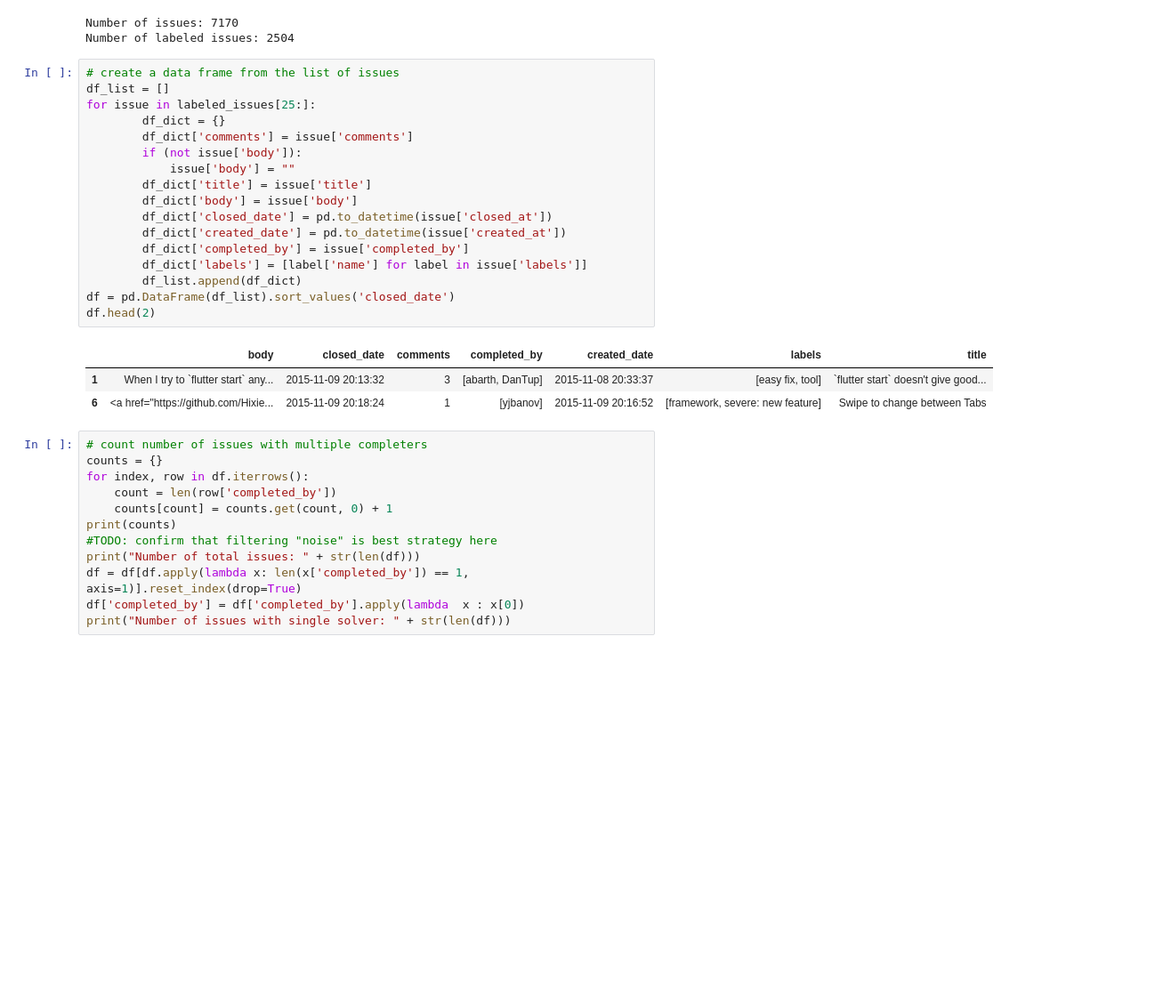
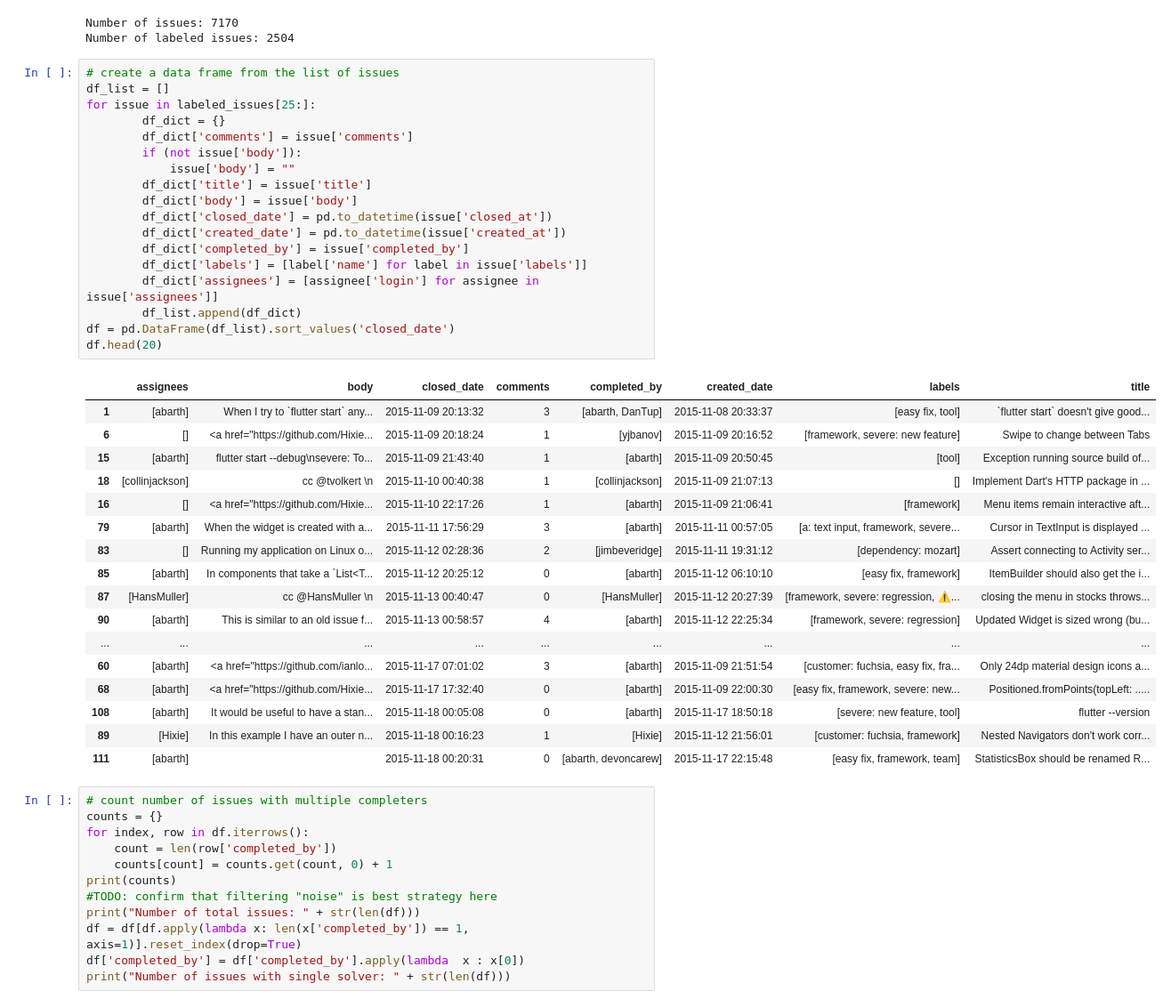
Before and after one commit to lstrait2/github-data-collection, a Jupyter notebook: src/tasking.ipynb, the cells around one changed output. Shown: that part at 89% size. Cells and saved outputs as stored; diff of their text form; blank space fills up the shorter version.

```diff
--- a/src/tasking.ipynb
+++ b/src/tasking.ipynb
@@ -37,24 +37,39 @@ Number of labeled issues: 2504
 # %%
 # create a data frame from the list of issues
 df_list = []
 for issue in labeled_issues[25:]:
         df_dict = {}
         df_dict['comments'] = issue['comments']
         if (not issue['body']):
             issue['body'] = ""
         df_dict['title'] = issue['title']
         df_dict['body'] = issue['body']
         df_dict['closed_date'] = pd.to_datetime(issue['closed_at'])
         df_dict['created_date'] = pd.to_datetime(issue['created_at'])
         df_dict['completed_by'] = issue['completed_by']
         df_dict['labels'] = [label['name'] for label in issue['labels']]
+        df_dict['assignees'] = [assignee['login'] for assignee in issue['assignees']]
         df_list.append(df_dict)
 df = pd.DataFrame(df_list).sort_values('closed_date')
-df.head(2)
+df.head(20)
 # %% [output]
-|  | body | closed_date | comments | completed_by | created_date | labels | title |
-| 1 | When I try to `flutter start` any... | 2015-11-09 20:13:32 | 3 | [abarth, DanTup] | 2015-11-08 20:33:37 | [easy fix, tool] | `flutter start` doesn't give good... |
-| 6 | <a href="https://github.com/Hixie... | 2015-11-09 20:18:24 | 1 | [yjbanov] | 2015-11-09 20:16:52 | [framework, severe: new feature] | Swipe to change between Tabs |
+|  | assignees | body | closed_date | comments | completed_by | created_date | labels | title |
+| 1 | [abarth] | When I try to `flutter start` any... | 2015-11-09 20:13:32 | 3 | [abarth, DanTup] | 2015-11-08 20:33:37 | [easy fix, tool] | `flutter start` doesn't give good... |
+| 6 | [] | <a href="https://github.com/Hixie... | 2015-11-09 20:18:24 | 1 | [yjbanov] | 2015-11-09 20:16:52 | [framework, severe: new feature] | Swipe to change between Tabs |
+| 15 | [abarth] | flutter start --debug\nsevere: To... | 2015-11-09 21:43:40 | 1 | [abarth] | 2015-11-09 20:50:45 | [tool] | Exception running source build of... |
+| 18 | [collinjackson] | cc @tvolkert \n | 2015-11-10 00:40:38 | 1 | [collinjackson] | 2015-11-09 21:07:13 | [] | Implement Dart's HTTP package in ... |
+| 16 | [] | <a href="https://github.com/Hixie... | 2015-11-10 22:17:26 | 1 | [abarth] | 2015-11-09 21:06:41 | [framework] | Menu items remain interactive aft... |
+| 79 | [abarth] | When the widget is created with a... | 2015-11-11 17:56:29 | 3 | [abarth] | 2015-11-11 00:57:05 | [a: text input, framework, severe... | Cursor in TextInput is displayed ... |
+| 83 | [] | Running my application on Linux o... | 2015-11-12 02:28:36 | 2 | [jimbeveridge] | 2015-11-11 19:31:12 | [dependency: mozart] | Assert connecting to Activity ser... |
+| 85 | [abarth] | In components that take a `List<T... | 2015-11-12 20:25:12 | 0 | [abarth] | 2015-11-12 06:10:10 | [easy fix, framework] | ItemBuilder should also get the i... |
+| 87 | [HansMuller] | cc @HansMuller \n | 2015-11-13 00:40:47 | 0 | [HansMuller] | 2015-11-12 20:27:39 | [framework, severe: regression, ⚠... | closing the menu in stocks throws... |
+| 90 | [abarth] | This is similar to an old issue f... | 2015-11-13 00:58:57 | 4 | [abarth] | 2015-11-12 22:25:34 | [framework, severe: regression] | Updated Widget is sized wrong (bu... |
+| ... | ... | ... | ... | ... | ... | ... | ... | ... |
+| 60 | [abarth] | <a href="https://github.com/ianlo... | 2015-11-17 07:01:02 | 3 | [abarth] | 2015-11-09 21:51:54 | [customer: fuchsia, easy fix, fra... | Only 24dp material design icons a... |
+| 68 | [abarth] | <a href="https://github.com/Hixie... | 2015-11-17 17:32:40 | 0 | [abarth] | 2015-11-09 22:00:30 | [easy fix, framework, severe: new... | Positioned.fromPoints(topLeft: ..... |
+| 108 | [abarth] | It would be useful to have a stan... | 2015-11-18 00:05:08 | 0 | [abarth] | 2015-11-17 18:50:18 | [severe: new feature, tool] | flutter --version |
+| 89 | [Hixie] | In this example I have an outer n... | 2015-11-18 00:16:23 | 1 | [Hixie] | 2015-11-12 21:56:01 | [customer: fuchsia, framework] | Nested Navigators don't work corr... |
+| 111 | [abarth] |  | 2015-11-18 00:20:31 | 0 | [abarth, devoncarew] | 2015-11-17 22:15:48 | [easy fix, framework, team] | StatisticsBox should be renamed R... |
 # %%
 # count number of issues with multiple completers
 counts = {}
```
Also changed, not shown: parts of 21 cells of this notebook, 2 other files.
